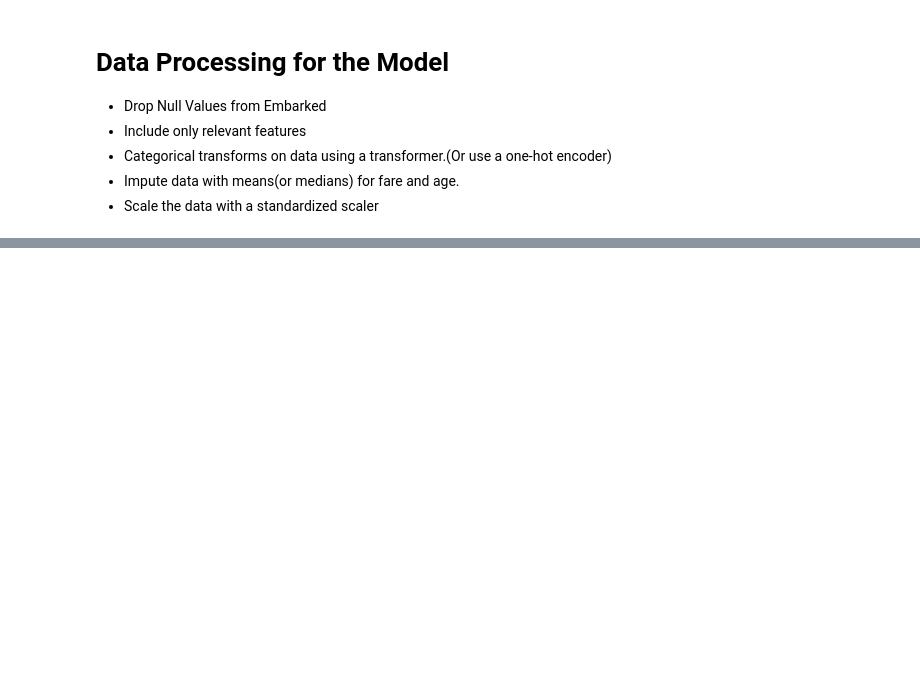
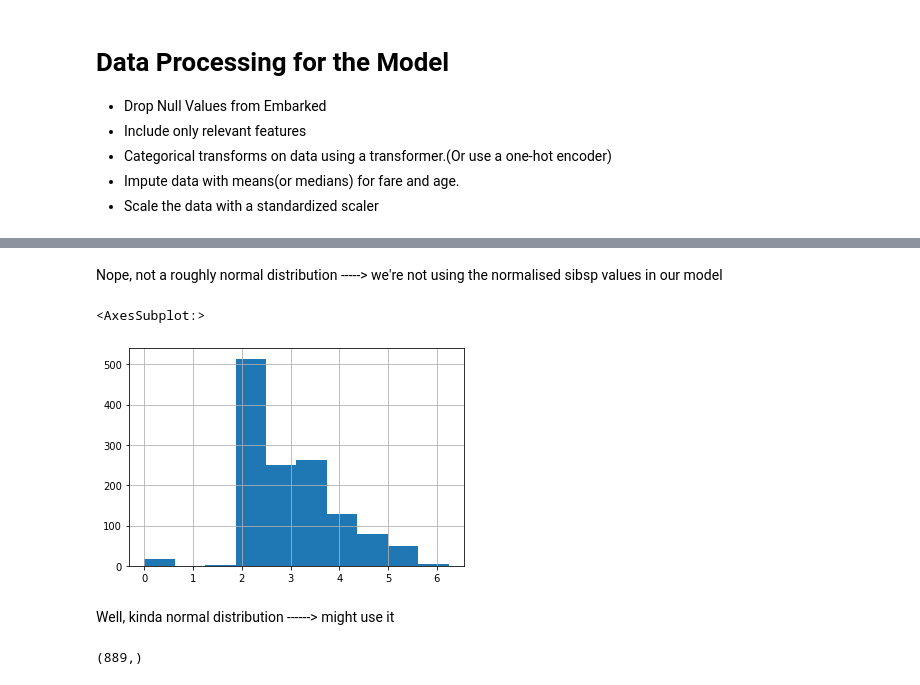
Before and after one commit to niramay447/kaggle-competitions, a Jupyter notebook: titanic.ipynb, the cells around one changed output, grey strips where cells are left out. Saved outputs shown, nothing was run; the diff lists cells and outputs as text; code cells hidden in the pictures; blank space fills up the shorter version.

Commit message:
Kaggle Notebook | titanic_niramay | creating dummy variables and scaling

```diff
--- a/titanic.ipynb
+++ b/titanic.ipynb
@@ -254,0 +262,27 @@ train_test_combined.dropna(subset=['Embarked'],inplace = True)
+# %% [markdown]
+Nope, not a roughly normal distribution -----> we're not using the normalised sibsp values in our model
+# %%
+# log normalisation of 'fare' and check if we get a roughly normal distribution by plotting a histogram
+
+train_test_combined['normalised_fare'] = np.log(train_test_combined['Fare']+1)
+train_test_combined['normalised_fare'].hist()
+# %% [output]
+<AxesSubplot:>
+[figure, added]
+# %% [markdown]
+Well, kinda normal distribution ------> might use it
+# %%
+train_test_combined['Pclass'] = train_test_combined['Pclass'].astype(str)
+# create dummy variables from categories
+
+all_dummies = pd.get_dummies(train_test_combined[['Pclass','Sex','Age','SibSp','Parch','normalised_fare','Embarked','multiple_cabin','cabin_letter','numeric_ticket','title','train_test']])
+# note: we didn't include normalised_sibsp since it wasnt a normal distribution
+#split to train and test again
+
+X_train = all_dummies[all_dummies['train_test']==1].drop(['train_test'],axis=1)
+X_test = all_dummies[all_dummies['train_test']==0].drop(['train_test'],axis=1)
+
+y_train = train_test_combined[train_test_combined['train_test']==1]['Survived']
+y_train.shape
+# %% [output]
+(889,)
```
Also changed, not shown: parts of 2 cells of this notebook.
